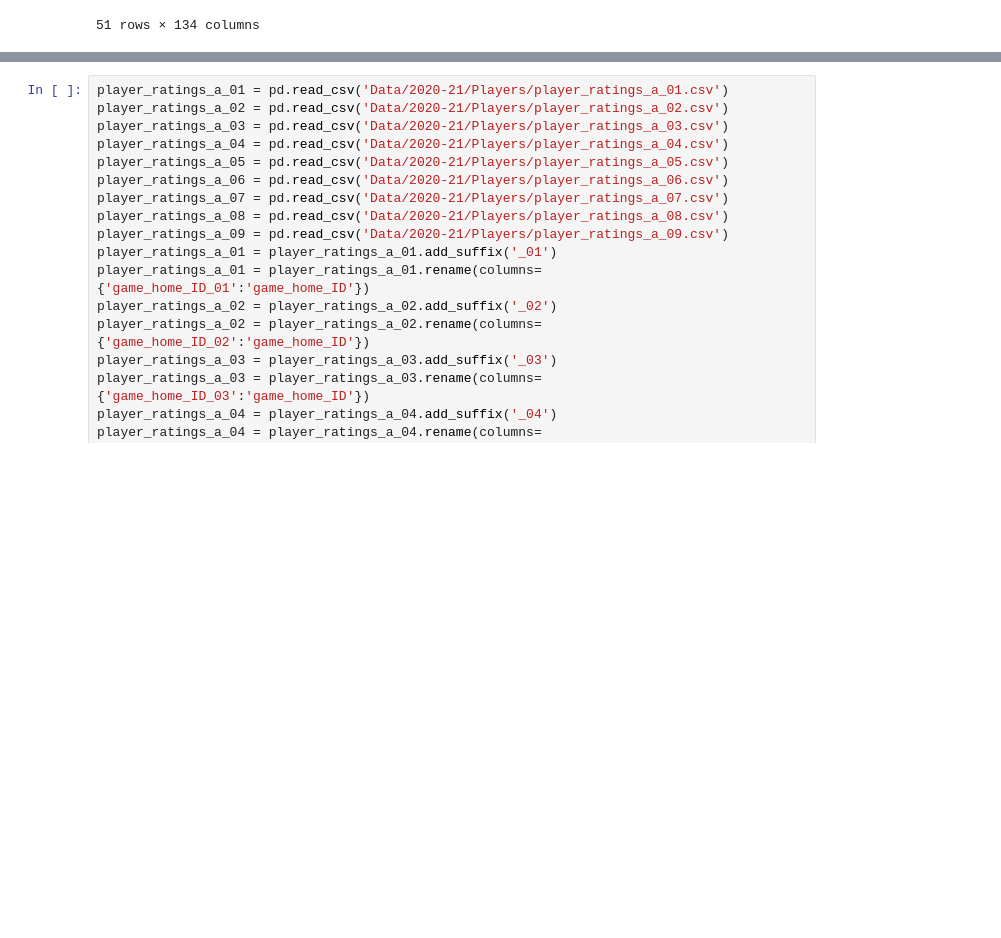
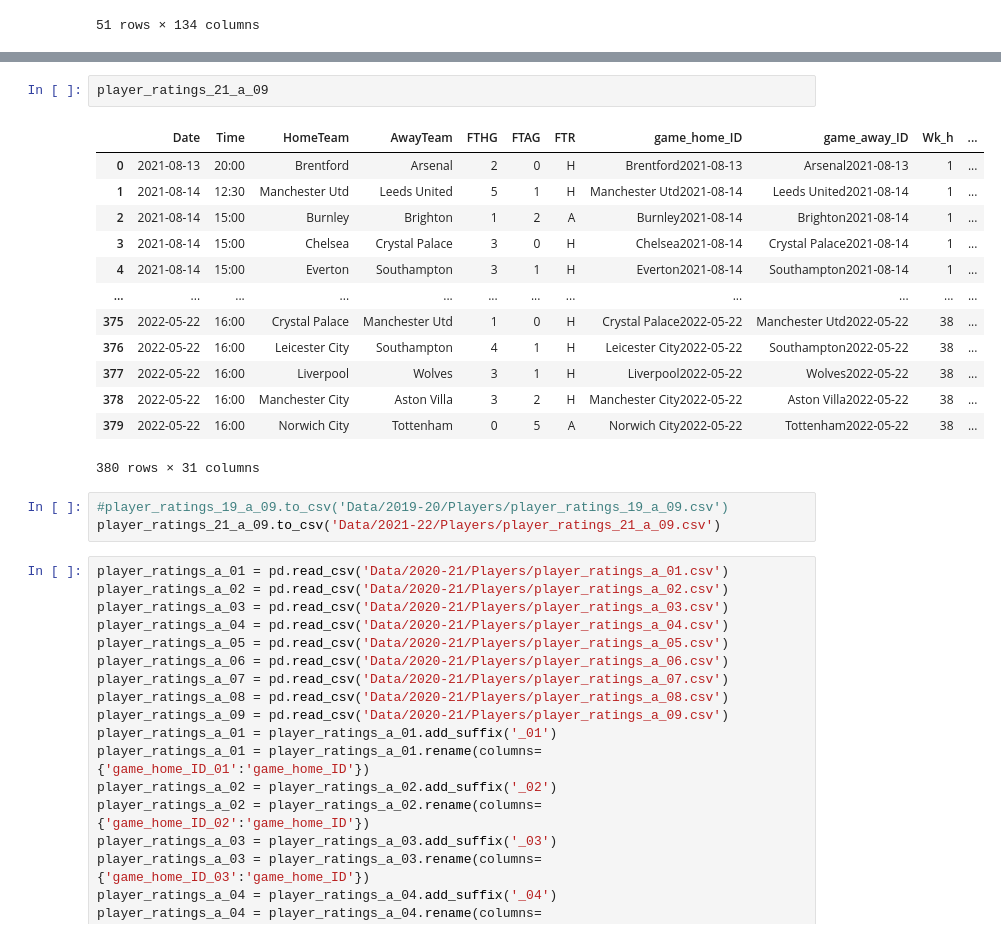
Before and after one commit to Giuliano99/Masterarbeit, a Jupyter notebook: Player Stats.ipynb, the cells around one changed output, grey strips where cells are left out. Saved outputs shown, nothing was run; the diff lists cells and outputs as text; blank space fills up the shorter version.

```diff
--- a/Player Stats.ipynb
+++ b/Player Stats.ipynb
@@ -394,3 +387,22 @@ player_ratings_a_09.to_csv('Data/2020-21/Players/player_ratings_a_09.csv')
+# %%
+player_ratings_21_a_09
+# %% [output]
+|  | Date | Time | HomeTeam | AwayTeam | FTHG | FTAG | FTR | game_home_ID | game_away_ID | Wk_h | ... |
+| 0 | 2021-08-13 | 20:00 | Brentford | Arsenal | 2 | 0 | H | Brentford2021-08-13 | Arsenal2021-08-13 | 1 | ... |
+| 1 | 2021-08-14 | 12:30 | Manchester Utd | Leeds United | 5 | 1 | H | Manchester Utd2021-08-14 | Leeds United2021-08-14 | 1 | ... |
+| 2 | 2021-08-14 | 15:00 | Burnley | Brighton | 1 | 2 | A | Burnley2021-08-14 | Brighton2021-08-14 | 1 | ... |
+| 3 | 2021-08-14 | 15:00 | Chelsea | Crystal Palace | 3 | 0 | H | Chelsea2021-08-14 | Crystal Palace2021-08-14 | 1 | ... |
+| 4 | 2021-08-14 | 15:00 | Everton | Southampton | 3 | 1 | H | Everton2021-08-14 | Southampton2021-08-14 | 1 | ... |
+| ... | ... | ... | ... | ... | ... | ... | ... | ... | ... | ... | ... |
+| 375 | 2022-05-22 | 16:00 | Crystal Palace | Manchester Utd | 1 | 0 | H | Crystal Palace2022-05-22 | Manchester Utd2022-05-22 | 38 | ... |
+| 376 | 2022-05-22 | 16:00 | Leicester City | Southampton | 4 | 1 | H | Leicester City2022-05-22 | Southampton2022-05-22 | 38 | ... |
+| 377 | 2022-05-22 | 16:00 | Liverpool | Wolves | 3 | 1 | H | Liverpool2022-05-22 | Wolves2022-05-22 | 38 | ... |
+| 378 | 2022-05-22 | 16:00 | Manchester City | Aston Villa | 3 | 2 | H | Manchester City2022-05-22 | Aston Villa2022-05-22 | 38 | ... |
+| 379 | 2022-05-22 | 16:00 | Norwich City | Tottenham | 0 | 5 | A | Norwich City2022-05-22 | Tottenham2022-05-22 | 38 | ... |
+380 rows × 31 columns
+# %%
+#player_ratings_19_a_09.to_csv('Data/2019-20/Players/player_ratings_19_a_09.csv')
+player_ratings_21_a_09.to_csv('Data/2021-22/Players/player_ratings_21_a_09.csv')
 # %%
 player_ratings_a_01 = pd.read_csv('Data/2020-21/Players/player_ratings_a_01.csv')
 player_ratings_a_02 = pd.read_csv('Data/2020-21/Players/player_ratings_a_02.csv')
```
Also changed, not shown: parts of 7 cells of this notebook, 2 other files.
